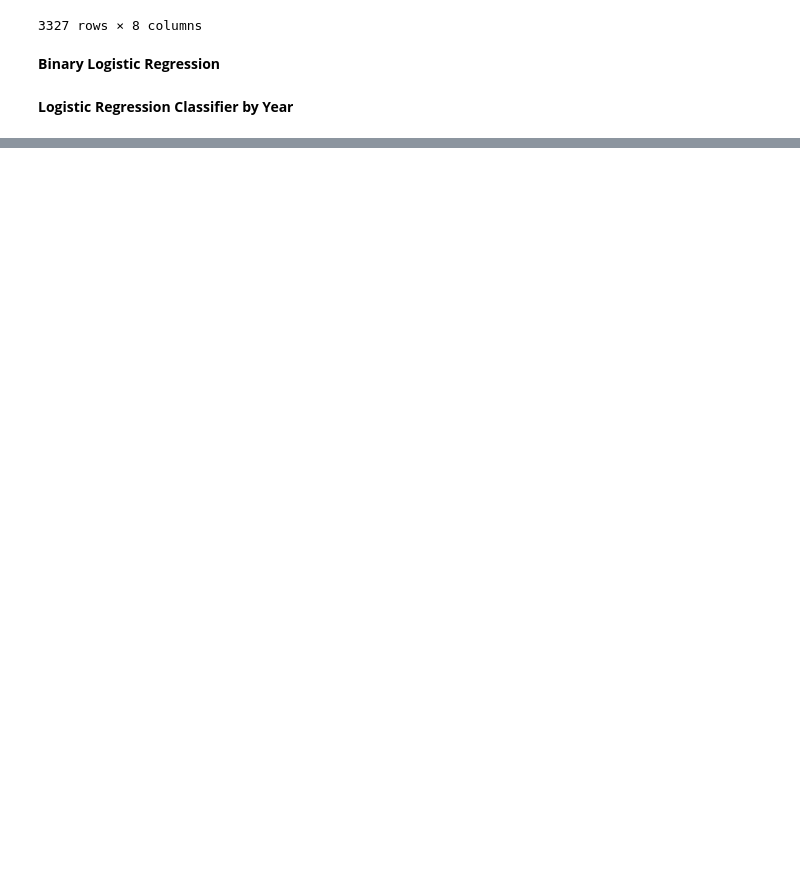
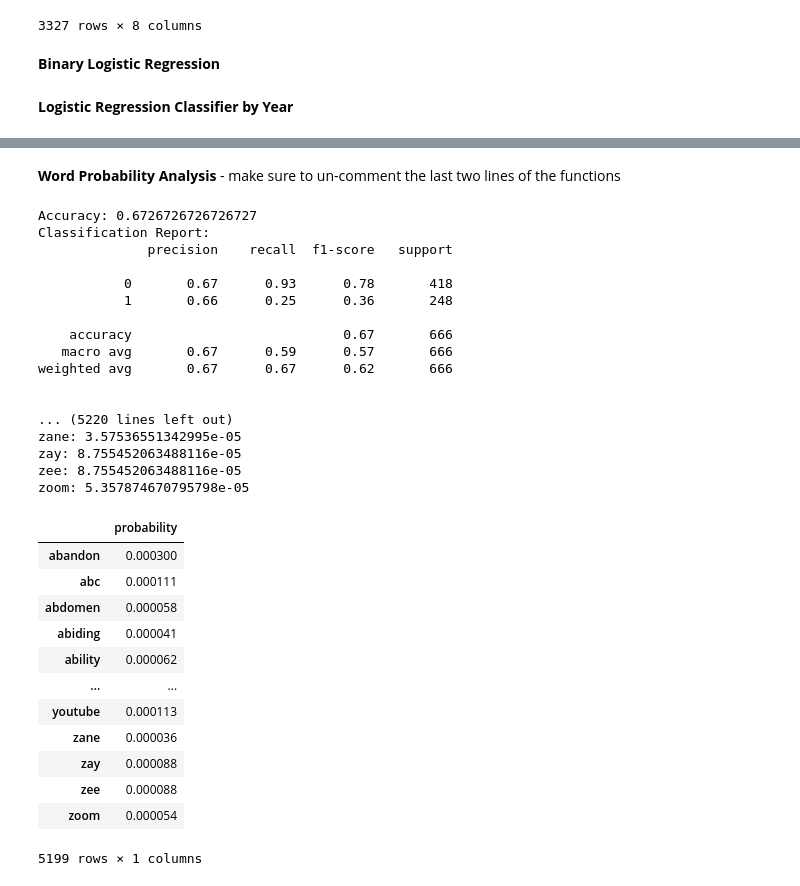
Before and after one commit to yvferreiro/MasterThesis, a Jupyter notebook: Logistic Regression.ipynb, the cells around one changed output, grey strips where cells are left out. Cells and saved outputs as stored; diff of their text form; code cells hidden in the pictures; blank space fills up the shorter version.

```diff
--- a/Logistic Regression.ipynb
+++ b/Logistic Regression.ipynb
@@ -154,0 +231,37 @@ weighted avg       0.68      0.68      0.64       666
+# %% [markdown]
+**Word Probability Analysis** - make sure to un-comment the last two lines of the functions
+# %%
+#call the function - with accuracy, classification, highest & lowest coeffs, df with word probs
+df_probs_09 = logistic_regression_year(df_09, 'col_type', 'pre_processed_sent')
+df_probs_09
+# %% [output]
+Accuracy: 0.6726726726726727
+Classification Report:
+              precision    recall  f1-score   support
+
+           0       0.67      0.93      0.78       418
+           1       0.66      0.25      0.36       248
+
+    accuracy                           0.67       666
+   macro avg       0.67      0.59      0.57       666
+weighted avg       0.67      0.67      0.62       666
+
+
+... (5220 lines left out)
+zane: 3.57536551342995e-05
+zay: 8.755452063488116e-05
+zee: 8.755452063488116e-05
+zoom: 5.357874670795798e-05
+|  | probability |
+| abandon | 0.000300 |
+| abc | 0.000111 |
+| abdomen | 0.000058 |
+| abiding | 0.000041 |
+| ability | 0.000062 |
+| ... | ... |
+| youtube | 0.000113 |
+| zane | 0.000036 |
+| zay | 0.000088 |
+| zee | 0.000088 |
+| zoom | 0.000054 |
+5199 rows × 1 columns
```
Also changed, not shown: parts of 8 cells of this notebook.
